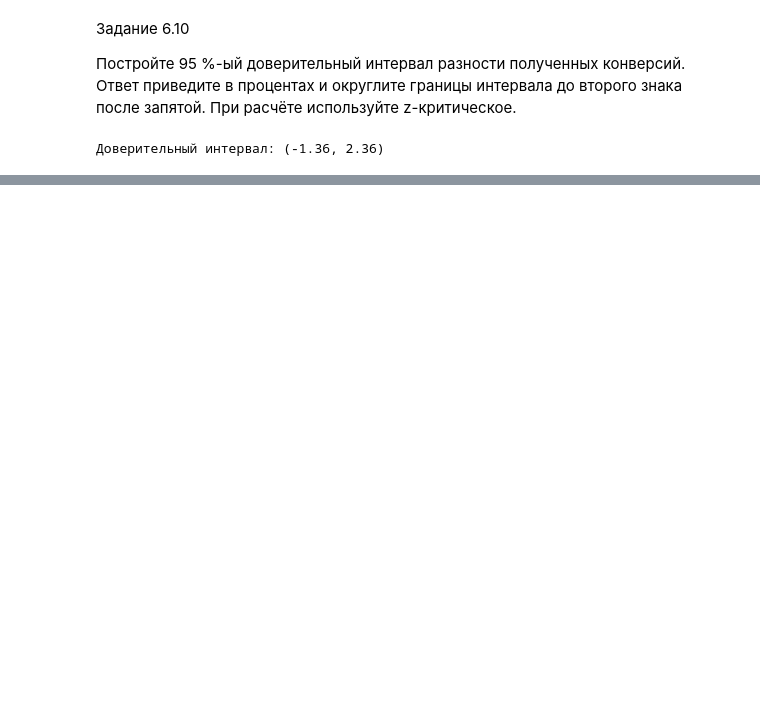
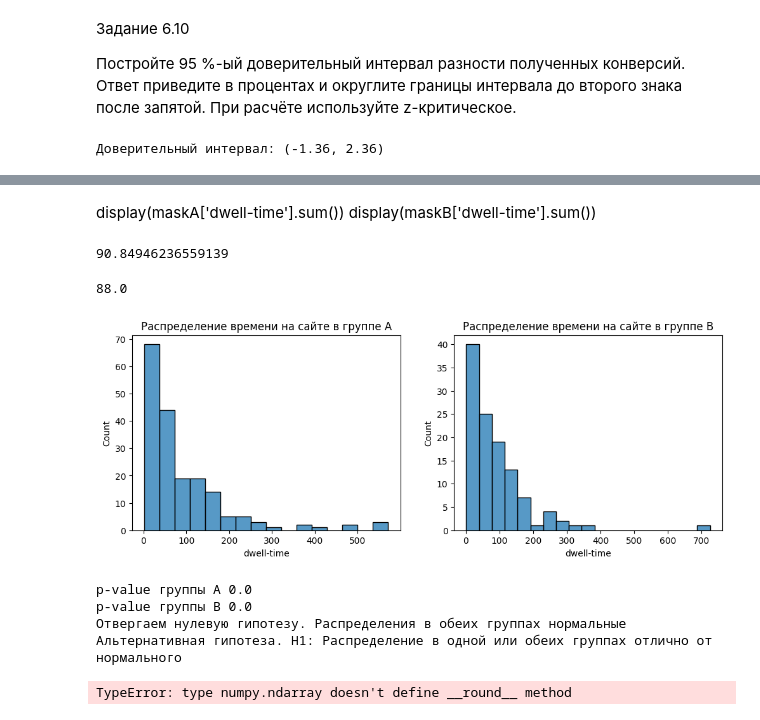
Before and after one commit to kdunaev-a10/SkillFactory-DTS, a Jupyter notebook: module-EDA/EDA-5/eda-5.ipynb, the cells around one changed output, grey strips where cells are left out. Saved outputs shown, nothing was run; the diff lists cells and outputs as text; code cells hidden in the pictures; blank space fills up the shorter version.

```diff
--- a/module-EDA/EDA-5/eda-5.ipynb
+++ b/module-EDA/EDA-5/eda-5.ipynb
@@ -825,3 +824,5 @@ confidence_interval = diff_proportions_conf_interval(
 print('Доверительный интервал: {}'.format(confidence_interval))
 # %% [output]
 Доверительный интервал: (-1.36, 2.36)
+# %%
+site_data = pd.read_csv('../EDA-attestation/data/new-site.csv', sep='\t')
@@ -827,0 +849,64 @@ print('Доверительный интервал: {}'.format(confidence_interv
+# %%
+maskA = site_data[site_data['site'] == 0]
+maskB = site_data[site_data['site'] == 1]
+# %% [markdown]
+display(maskA['dwell-time'].sum())
+display(maskB['dwell-time'].sum())
+# %%
+display(maskA['dwell-time'].mean())
+display(maskB['dwell-time'].mean())
+# %% [output]
+90.84946236559139
+88.0
+# %%
+#создаём 2 графика размером 12x4
+fig, axes = plt.subplots(1, 2, figsize=(12, 4))
+#строим гистограмму для времени на сайте в каждой группе
+sns.histplot(x='dwell-time', data=maskA, ax=axes[0])
+sns.histplot(x='dwell-time', data=maskB, ax=axes[1])
+#задаём названия графикам
+axes[0].set_title('Распределение времени на сайте в группе А');
+axes[1].set_title('Распределение времени на сайте в группе B');
+# %% [output]
+[figure, added]
+# %%
+# нулевая и альтернативная гипотезы
+H0 = 'Распределения в обеих группах нормальные'
+H1 = 'Распределение в одной или обеих группах отлично от нормального'
+alpha = 0.05 # уровень значимости
+# вычисляем результат теста Шапиро-Уилка для выборок
+shapiro_result_a = shapiro(maskA)
+shapiro_result_b = shapiro(maskB)
+print('p-value группы А', round(shapiro_result_a.pvalue, 2))
+print('p-value группы B', round(shapiro_result_b.pvalue, 2))
+# сравниваем полученное p-value с уровнем значимости
+if shapiro_result_a.pvalue < alpha or shapiro_result_b.pvalue < alpha:
+    print("Отвергаем нулевую гипотезу. {}".format(H0))
+    print("Альтернативная гипотеза. H1: {}".format(H1))
+else:
+    print("Принимаем нулевую гипотезу. {}".format(H0))
+# %% [output]
+p-value группы А 0.0
+p-value группы B 0.0
+Отвергаем нулевую гипотезу. Распределения в обеих группах нормальные
+Альтернативная гипотеза. H1: Распределение в одной или обеих группах отлично от нормального
+# %%
+# нулевая и альтернативная гипотезы
+H0 = 'Среднее время в группах одинаково'
+H1 = 'Среднее время в группе А меньше, чем в группе B'
+alpha = 0.05 #уровень значимости
+#вычисляем результат T-теста для выборок
+results = ttest_ind(
+    a=maskA,
+    b=maskB,
+    alternative='less'
+)
+print('p-value:', round(results.pvalue, 2))
+
+if results.pvalue < alpha:
+    print("Отвергаем нулевую гипотезу. {}".format(H0))
+    print("Альтернативная гипотеза. H1: {}".format(H1))
+else:
+    print("Принимаем нулевую гипотезу. {}".format(H0))
+# %% [output]
+TypeError: type numpy.ndarray doesn't define __round__ method
```
Also changed, not shown: parts of 4 cells of this notebook, 1 other file.
